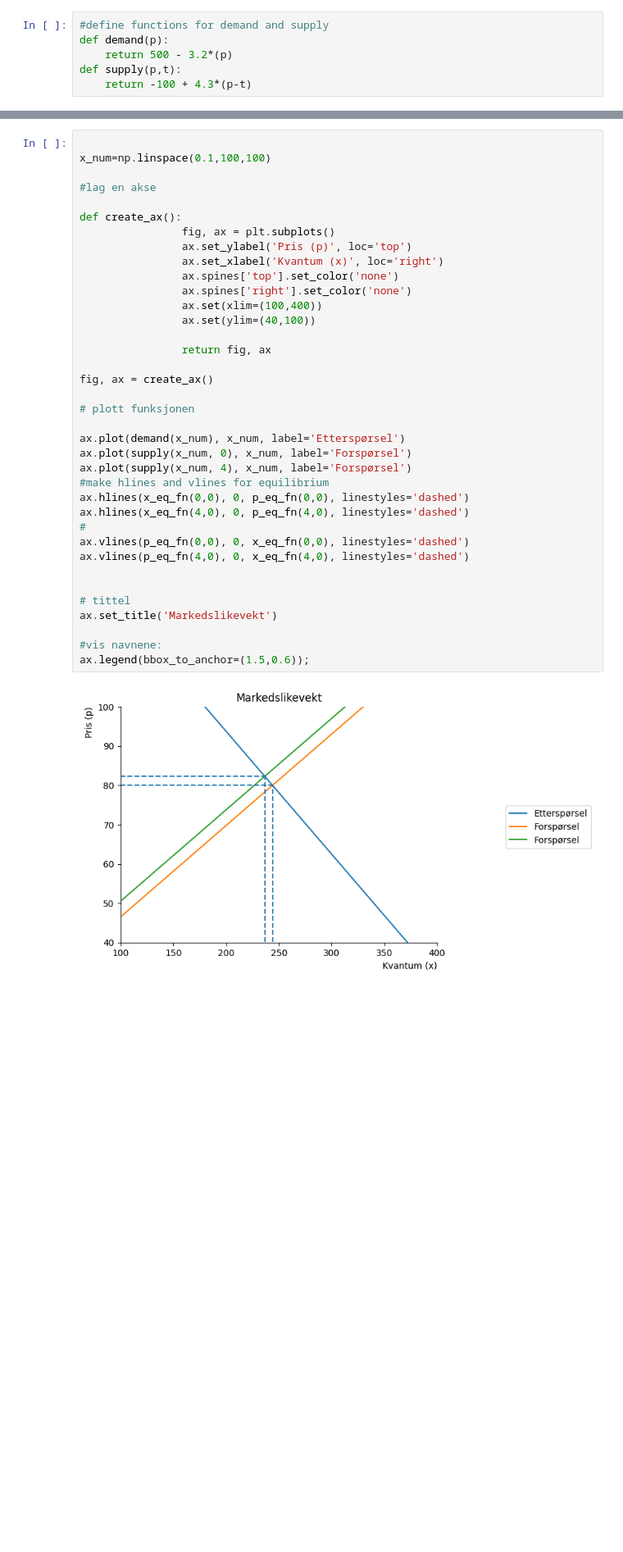
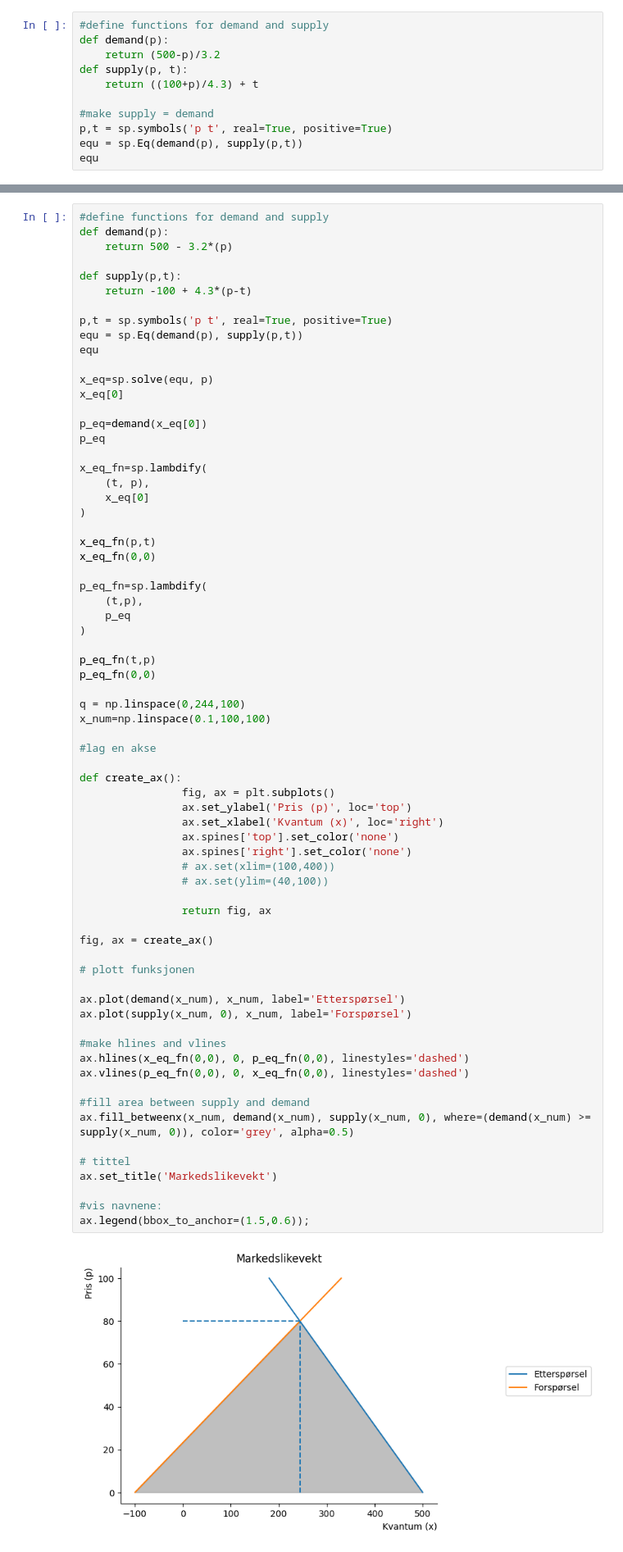
Before and after one commit to Jowiam/Kibisis, a Jupyter notebook: arbeidskrav_3_1006.ipynb, the cells around one changed output, grey strips where cells are left out. Shown at 82% size. Cells and saved outputs as stored; diff of their text form; blank space fills up the shorter version.

```diff
--- a/arbeidskrav_3_1006.ipynb
+++ b/arbeidskrav_3_1006.ipynb
@@ -5,6 +5,11 @@ import numpy as np
 # %%
 #define functions for demand and supply
 def demand(p):
-    return 500 - 3.2*(p)
-def supply(p,t):
-    return -100 + 4.3*(p-t)
+    return (500-p)/3.2
+def supply(p, t):
+    return ((100+p)/4.3) + t
+
+#make supply = demand
+p,t = sp.symbols('p t', real=True, positive=True)
+equ = sp.Eq(demand(p), supply(p,t))
+equ
@@ -50,39 +202,71 @@ p_eq_fn(0,0)
 # %%
+#define functions for demand and supply
+def demand(p):
+    return 500 - 3.2*(p)
 
+def supply(p,t):
+    return -100 + 4.3*(p-t)
+
+p,t = sp.symbols('p t', real=True, positive=True)
+equ = sp.Eq(demand(p), supply(p,t))
+equ
+
+x_eq=sp.solve(equ, p)
+x_eq[0]
+
+p_eq=demand(x_eq[0])
+p_eq
+
+x_eq_fn=sp.lambdify(
+    (t, p),
+    x_eq[0]
+)
+
+x_eq_fn(p,t)
+x_eq_fn(0,0)
+
+p_eq_fn=sp.lambdify(
+    (t,p),
+    p_eq
+)
+
+p_eq_fn(t,p)
+p_eq_fn(0,0)
+
+q = np.linspace(0,244,100)
 x_num=np.linspace(0.1,100,100)
 
 #lag en akse
 
 def create_ax():
                 fig, ax = plt.subplots()
                 ax.set_ylabel('Pris (p)', loc='top')
                 ax.set_xlabel('Kvantum (x)', loc='right')
                 ax.spines['top'].set_color('none')
                 ax.spines['right'].set_color('none')
-                ax.set(xlim=(100,400))
-                ax.set(ylim=(40,100))
+                # ax.set(xlim=(100,400))
+                # ax.set(ylim=(40,100))
 
                 return fig, ax
 
 fig, ax = create_ax()
 
 # plott funksjonen
 
 ax.plot(demand(x_num), x_num, label='Etterspørsel')
 ax.plot(supply(x_num, 0), x_num, label='Forspørsel')
-ax.plot(supply(x_num, 4), x_num, label='Forspørsel')
-#make hlines and vlines for equilibrium
+
+#make hlines and vlines
 ax.hlines(x_eq_fn(0,0), 0, p_eq_fn(0,0), linestyles='dashed')
-ax.hlines(x_eq_fn(4,0), 0, p_eq_fn(4,0), linestyles='dashed')
-#
 ax.vlines(p_eq_fn(0,0), 0, x_eq_fn(0,0), linestyles='dashed')
-ax.vlines(p_eq_fn(4,0), 0, x_eq_fn(4,0), linestyles='dashed')
 
+#fill area between supply and demand
+ax.fill_betweenx(x_num, demand(x_num), supply(x_num, 0), where=(demand(x_num) >= supply(x_num, 0)), color='grey', alpha=0.5)
 
 # tittel
 ax.set_title('Markedslikevekt')
 
 #vis navnene:
 ax.legend(bbox_to_anchor=(1.5,0.6));
 # %% [output]
-[figure, old version]
+[figure, new version]
```
Also changed, not shown: parts of 12 cells of this notebook.
